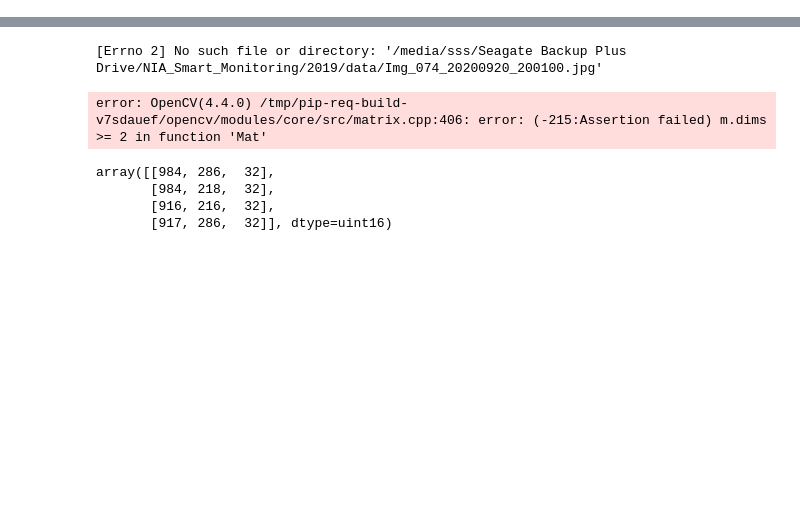
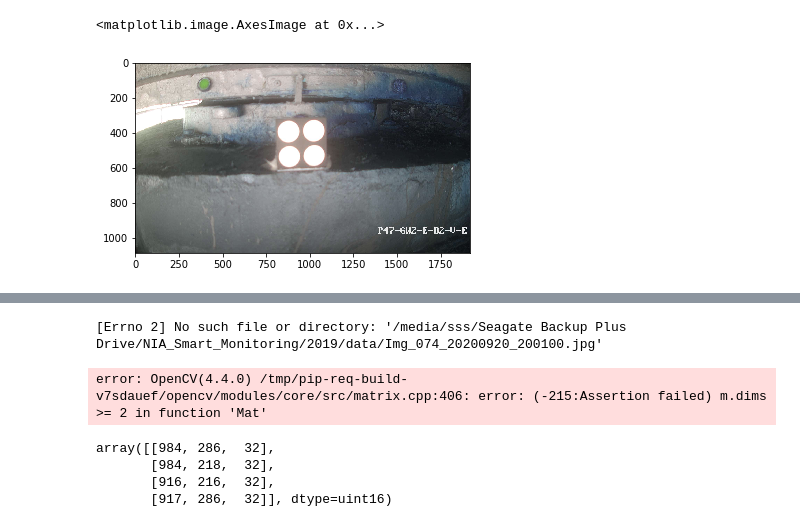
Before and after one commit to StringBottle/brg-shoe-disp-monit, a Jupyter notebook: disp_measure_demo.ipynb, the cells around one changed output, grey strips where cells are left out. Cells and saved outputs as stored; diff of their text form; code cells hidden in the pictures; blank space fills up the shorter version.

```diff
--- a/disp_measure_demo.ipynb
+++ b/disp_measure_demo.ipynb
@@ -12,3 +12,16 @@ import pandas as pd
 from tqdm import tqdm
 from module.utils import imread, imfindcircles, findProjectiveTransform, str2array
 from module.disp_measure import displacement_measure
+# %%
+# 센서 번호 입력
+
+sensor_num = str('008')
+
+# 센서 번호에 따른 이미지 리스트 호출
+img_list = glob.glob(os.path.join('/media/sss/Seagate Backup Plus Drive/NIA_Smart_Monitoring/2019/data', '*_008_*.jpg'))
+
+# 센서 번호에 따른 세부 파라메터 호출
+with open('params.json') as param_config_json :
+    param_config = json.load(param_config_json)
+
+params = param_config[sensor_num]
@@ -14,0 +56,7 @@ from module.disp_measure import displacement_measure
+# %%
+src_img = cv2.imread(img_list[15])
+# %%
+plt.imshow(src_img)
+# %% [output]
+<matplotlib.image.AxesImage at 0x...>
+[figure, added]
```
Also changed, not shown: parts of 8 cells of this notebook, 1 other file.
